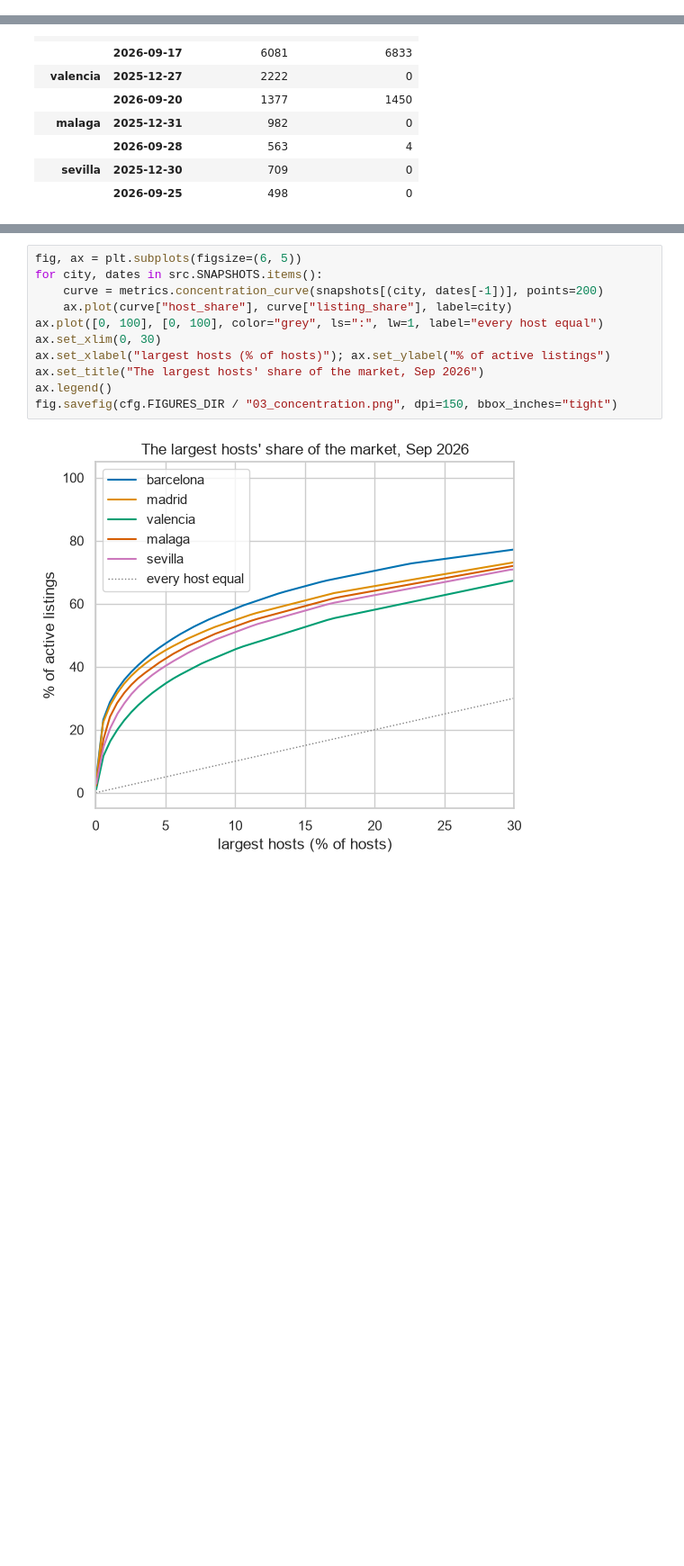
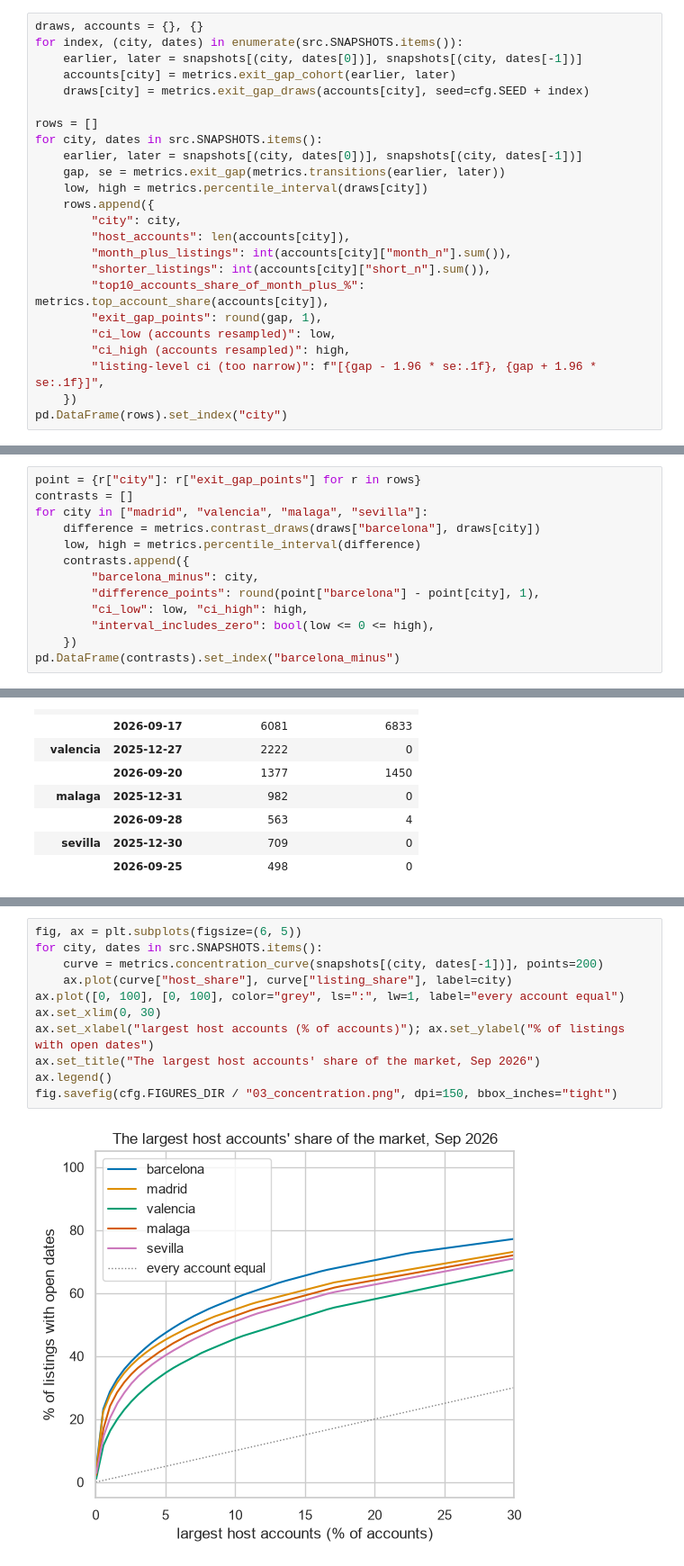
Before and after one commit to renzorico/spain-housing-str-analysis, a Jupyter notebook: notebooks/03_change_over_time.ipynb, the cells around one changed output, grey strips where cells are left out. Shown at 90% size. Drawn from its saved outputs; the diff is of its cells as text; blank space fills up the shorter version.

```diff
--- a/notebooks/03_change_over_time.ipynb
+++ b/notebooks/03_change_over_time.ipynb
@@ -236,0 +170,24 @@ from an ordinary winter pattern either.
+# %%
+draws, accounts = {}, {}
+for index, (city, dates) in enumerate(src.SNAPSHOTS.items()):
+    earlier, later = snapshots[(city, dates[0])], snapshots[(city, dates[-1])]
+    accounts[city] = metrics.exit_gap_cohort(earlier, later)
+    draws[city] = metrics.exit_gap_draws(accounts[city], seed=cfg.SEED + index)
+
+rows = []
+for city, dates in src.SNAPSHOTS.items():
+    earlier, later = snapshots[(city, dates[0])], snapshots[(city, dates[-1])]
+    gap, se = metrics.exit_gap(metrics.transitions(earlier, later))
+    low, high = metrics.percentile_interval(draws[city])
+    rows.append({
+        "city": city,
+        "host_accounts": len(accounts[city]),
+        "month_plus_listings": int(accounts[city]["month_n"].sum()),
+        "shorter_listings": int(accounts[city]["short_n"].sum()),
+        "top10_accounts_share_of_month_plus_%": metrics.top_account_share(accounts[city]),
+        "exit_gap_points": round(gap, 1),
+        "ci_low (accounts resampled)": low,
+        "ci_high (accounts resampled)": high,
+        "listing-level ci (too narrow)": f"[{gap - 1.96 * se:.1f}, {gap + 1.96 * se:.1f}]",
+    })
+pd.DataFrame(rows).set_index("city")
@@ -236,0 +212,13 @@ from an ordinary winter pattern either.
+# %%
+point = {r["city"]: r["exit_gap_points"] for r in rows}
+contrasts = []
+for city in ["madrid", "valencia", "malaga", "sevilla"]:
+    difference = metrics.contrast_draws(draws["barcelona"], draws[city])
+    low, high = metrics.percentile_interval(difference)
+    contrasts.append({
+        "barcelona_minus": city,
+        "difference_points": round(point["barcelona"] - point[city], 1),
+        "ci_low": low, "ci_high": high,
+        "interval_includes_zero": bool(low <= 0 <= high),
+    })
+pd.DataFrame(contrasts).set_index("barcelona_minus")
@@ -296,13 +314,13 @@ effect of a rule.
 # %%
 fig, ax = plt.subplots(figsize=(6, 5))
 for city, dates in src.SNAPSHOTS.items():
     curve = metrics.concentration_curve(snapshots[(city, dates[-1])], points=200)
     ax.plot(curve["host_share"], curve["listing_share"], label=city)
-ax.plot([0, 100], [0, 100], color="grey", ls=":", lw=1, label="every host equal")
+ax.plot([0, 100], [0, 100], color="grey", ls=":", lw=1, label="every account equal")
 ax.set_xlim(0, 30)
-ax.set_xlabel("largest hosts (% of hosts)"); ax.set_ylabel("% of active listings")
-ax.set_title("The largest hosts' share of the market, Sep 2026")
+ax.set_xlabel("largest host accounts (% of accounts)"); ax.set_ylabel("% of listings with open dates")
+ax.set_title("The largest host accounts' share of the market, Sep 2026")
 ax.legend()
 fig.savefig(cfg.FIGURES_DIR / "03_concentration.png", dpi=150, bbox_inches="tight")
 # %% [output]
-[figure, old version]
+[figure, new version]
```
Also changed, not shown: parts of 23 cells of this notebook, 2 other files.
